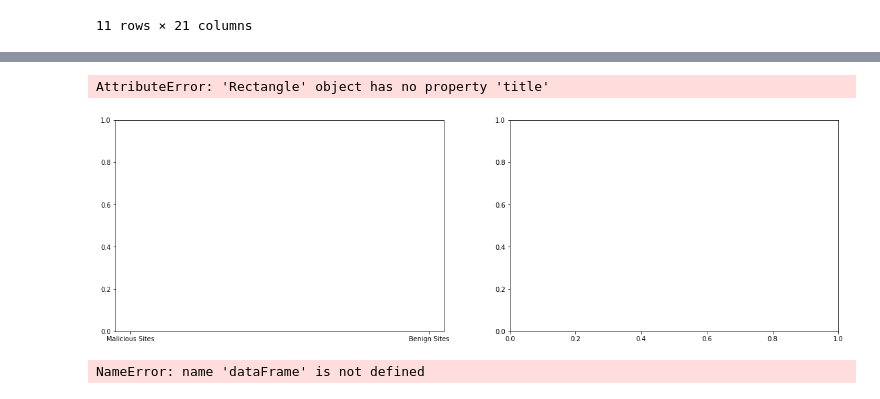
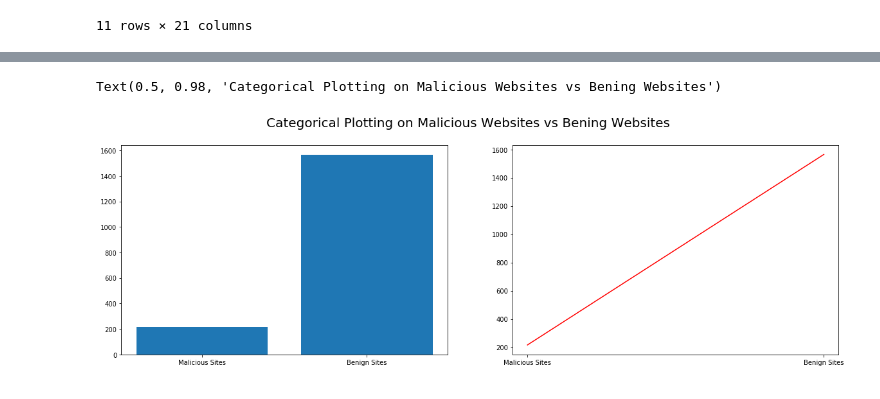
Before and after one commit to francose/maliciousWebSiteAnalysis, a Jupyter notebook: analysisMaliciousWebsites.ipynb, the cells around one changed output, grey strips where cells are left out. Cells and saved outputs as stored; diff of their text form; code cells hidden in the pictures.

Commit message:
seperated targeted variables on the raw dataset; graphs resized and fontsizes adjusted

```diff
--- a/analysisMaliciousWebsites.ipynb
+++ b/analysisMaliciousWebsites.ipynb
@@ -194,32 +194,16 @@ targetedVariables.describe(include='all')
 # %%
 types = targetedVariables.Type
 benignSites = list(filter(lambda x: x == 0, types))
 maliciousSites = list(filter(lambda x: x == 1, types))
 
 data = {'Malicious Sites': len(maliciousSites), 'Benign Sites': len(benignSites)}
 names = list(data.keys())
 values = list(data.values())
 
 fig, axs = plt.subplots(1,2, figsize=(20,6), sharey=False)
 axs[0].bar(names, values)
 axs[1].plot(names, values, color="red")
-fig.suptitle('Categorical Plotting', fontsize=20)
+fig.suptitle('Categorical Plotting on Malicious Websites vs Bening Websites', fontsize=20)
 # %% [output]
-AttributeError: 'Rectangle' object has no property 'title'
+Text(0.5, 0.98, 'Categorical Plotting on Malicious Websites vs Bening Websites')
-[figure, old version]
+[figure, new version]
-# %%
-d = dataFrame[["app_bytes","varType"]].head(20)
-
-# while d.varType == 1:
-
-
-data = {'Malicious Sites': len(d.app_bytes), 'Benign Sites': len(d.varType)}
-names = list(data.keys())
-values = list(data.values())
-
-fig, axs = plt.subplots(1,2, figsize=(45,20), sharey=False)
-axs[0].bar(names, values)
-axs[1].plot(names, values, color="red")
-fig.suptitle('Categorical Plotting', fontsize=50)
-# %% [output]
-NameError: name 'dataFrame' is not defined
```
